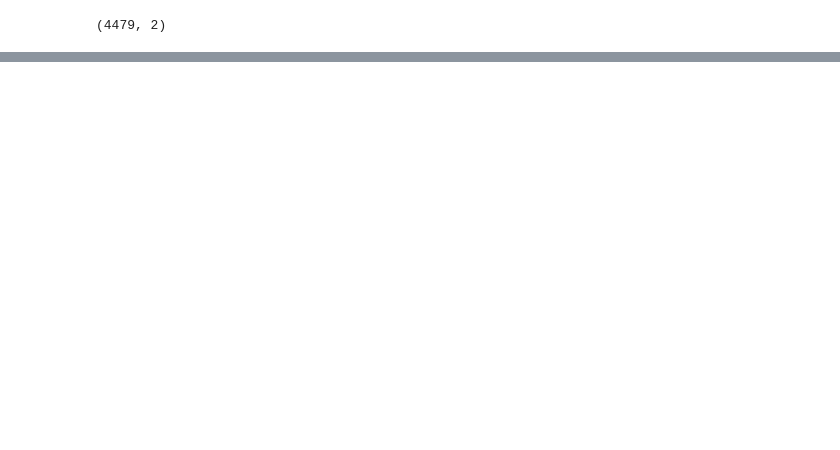
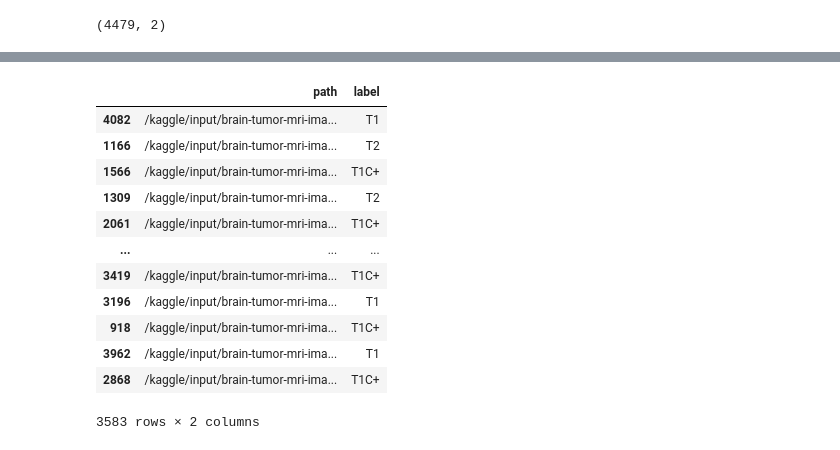
Before and after one commit to Som-III/Brain_tumor_detection_using_deep_learning, a Jupyter notebook: tumor_detection.ipynb, the cells around one changed output, grey strips where cells are left out. Saved outputs shown, nothing was run; the diff lists cells and outputs as text; code cells hidden in the pictures; blank space fills up the shorter version.

```diff
--- a/tumor_detection.ipynb
+++ b/tumor_detection.ipynb
@@ -258,0 +137,20 @@ def pipelining(X_train_fold,y_train_fold,X_test_fold,y_test_fold):
+# %%
+train_df, tv_df = train_test_split(df,test_size= 0.2,shuffle=True,random_state=42,stratify= df['label'])
+test_df, valid_df = train_test_split(tv_df,test_size= 0.5,shuffle=True,random_state=42,
+                                          stratify= tv_df['label'])
+# %%
+train_df
+# %% [output]
+|  | path | label |
+| 4082 | /kaggle/input/brain-tumor-mri-ima... | T1 |
+| 1166 | /kaggle/input/brain-tumor-mri-ima... | T2 |
+| 1566 | /kaggle/input/brain-tumor-mri-ima... | T1C+ |
+| 1309 | /kaggle/input/brain-tumor-mri-ima... | T2 |
+| 2061 | /kaggle/input/brain-tumor-mri-ima... | T1C+ |
+| ... | ... | ... |
+| 3419 | /kaggle/input/brain-tumor-mri-ima... | T1C+ |
+| 3196 | /kaggle/input/brain-tumor-mri-ima... | T1 |
+| 918 | /kaggle/input/brain-tumor-mri-ima... | T1C+ |
+| 3962 | /kaggle/input/brain-tumor-mri-ima... | T1 |
+| 2868 | /kaggle/input/brain-tumor-mri-ima... | T1C+ |
+3583 rows × 2 columns
```
Also changed, not shown: parts of 31 cells of this notebook.
